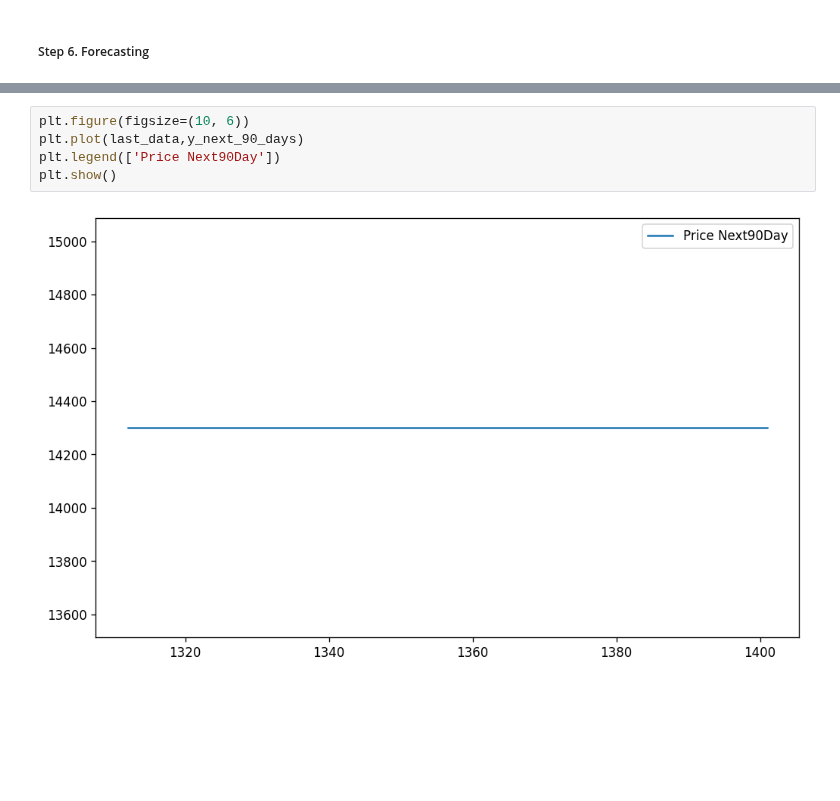
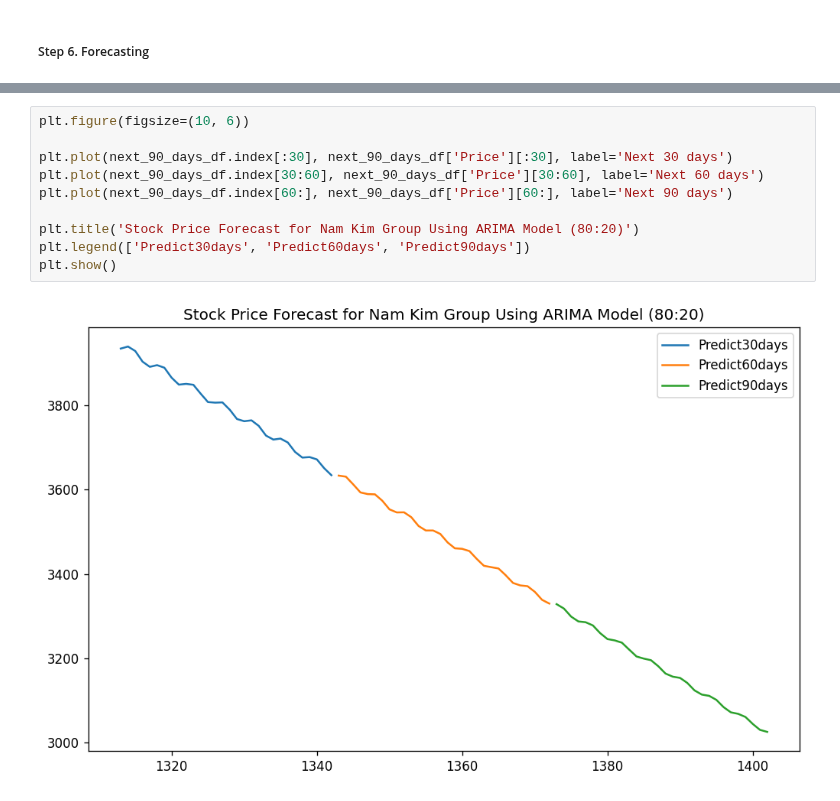
Before and after one commit to xuanquynhle/IS403.O21.HTCL_Team5, a Jupyter notebook: ARIMA_Model/NKG_ARIMA_Model_80_20.ipynb, the cells around one changed output, grey strips where cells are left out. Saved outputs shown, nothing was run; the diff lists cells and outputs as text; blank space fills up the shorter version.

```diff
--- a/ARIMA_Model/NKG_ARIMA_Model_80_20.ipynb
+++ b/ARIMA_Model/NKG_ARIMA_Model_80_20.ipynb
@@ -266,7 +286,12 @@ plt.show()
-# %%
-plt.figure(figsize=(10, 6))
-plt.plot(last_data,y_next_90_days)
-plt.legend(['Price Next90Day'])
-plt.show()
-# %% [output]
-[figure, removed]
+# %%
+plt.figure(figsize=(10, 6))
+
+plt.plot(next_90_days_df.index[:30], next_90_days_df['Price'][:30], label='Next 30 days')
+plt.plot(next_90_days_df.index[30:60], next_90_days_df['Price'][30:60], label='Next 60 days')
+plt.plot(next_90_days_df.index[60:], next_90_days_df['Price'][60:], label='Next 90 days')
+
+plt.title('Stock Price Forecast for Nam Kim Group Using ARIMA Model (80:20)')
+plt.legend(['Predict30days', 'Predict60days', 'Predict90days'])
+plt.show()
+# %% [output]
+[figure, added]
```
Also changed, not shown: parts of 12 cells of this notebook, 1 other file.
